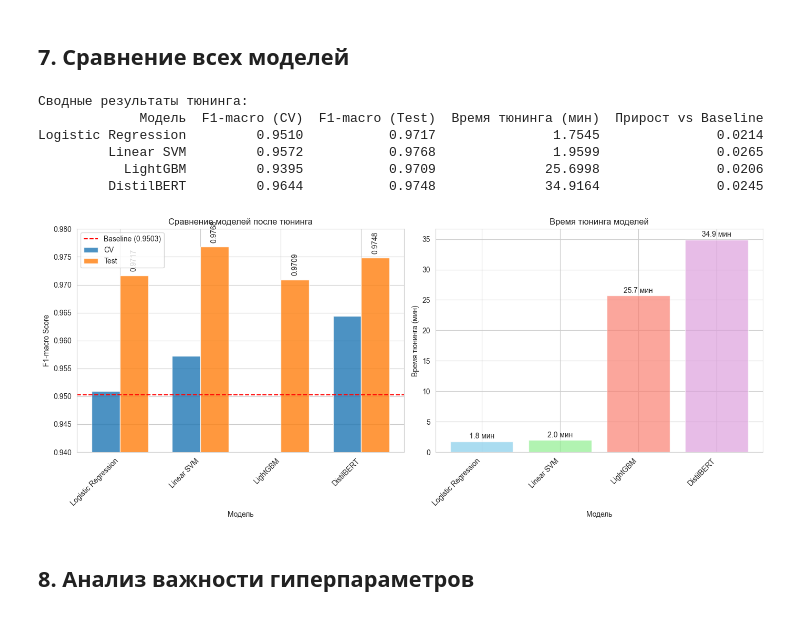
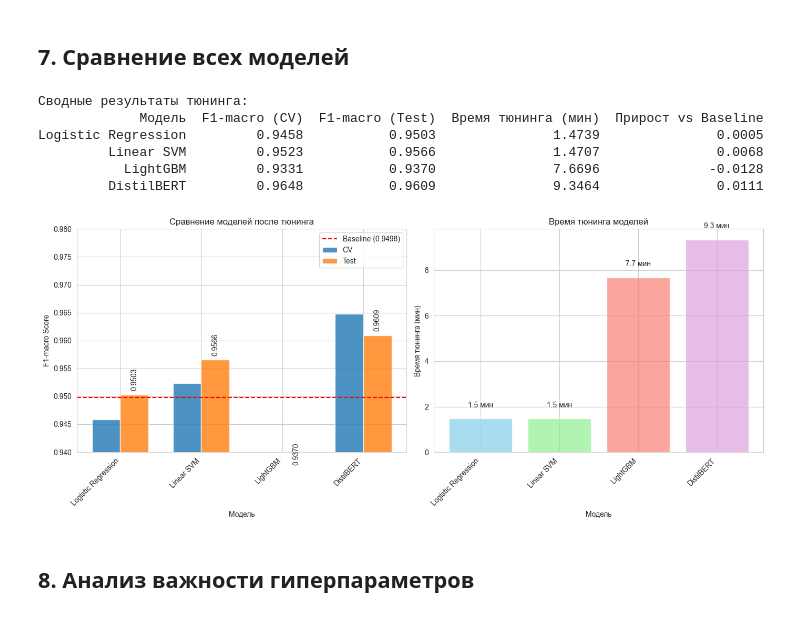
Before and after one commit to ls3j33/ecommerce-text-classification, a Jupyter notebook: notebooks/04_hyperparam_tuning.ipynb, the cells around one changed output. Drawn from its saved outputs; the diff is of its cells as text; code cells hidden in the pictures.

Commit message:
Исправление замечаний: дубликаты, лемматизация, размеры выборок

```diff
--- a/notebooks/04_hyperparam_tuning.ipynb
+++ b/notebooks/04_hyperparam_tuning.ipynb
@@ -120,0 +100,23 @@ Train: 24574, Test: 8697
+# %%
+# Сначала удаляем дубликаты и пропуски во всём датасете
+df = preprocess_data(df)
+
+print(f'Размер после предобработки: {df.shape[0]} строк')
+
+# Разбиение на train+val и test (стратифицированное)
+X_train_val, X_test, y_train_val, y_test = split_data(
+    df['description'],
+    df['category'],
+    test_size=0.2,
+    random_state=42
+)
+
+# Дальше разбиваем train+val на train и val для валидации гиперпараметров
+X_train, X_val, y_train, y_val = train_test_split(
+    X_train_val, y_train_val,
+    test_size=0.2,
+    random_state=42,
+    stratify=y_train_val
+)
+
+print(f'Train: {X_train.shape[0]}, Val: {X_val.shape[0]}, Test: {X_test.shape[0]}')
@@ -274,7 +292,7 @@ start_time = time.time()
 
 # Ручная кросс-валидация с tqdm progress bar
 n_splits = 5
-n_iter = 10
+n_iter = 3
 total_fits = n_splits * n_iter
 
 best_score = 0
@@ -790,17 +777,17 @@ results_summary = pd.DataFrame({
     ]
 })
 
-results_summary['Прирост vs Baseline'] = results_summary['F1-macro (Test)'] - 0.9503  # Baseline Linear SVM
+results_summary['Прирост vs Baseline'] = results_summary['F1-macro (Test)'] - 0.9498  # Baseline Linear SVM
 
 print('Сводные результаты тюнинга:')
 print(results_summary.round(4).to_string(index=False))
 # %% [output]
 Сводные результаты тюнинга:
              Модель  F1-macro (CV)  F1-macro (Test)  Время тюнинга (мин)  Прирост vs Baseline
-Logistic Regression         0.9510           0.9717               1.7545               0.0214
-         Linear SVM         0.9572           0.9768               1.9599               0.0265
-           LightGBM         0.9395           0.9709              25.6998               0.0206
-         DistilBERT         0.9644           0.9748              34.9164               0.0245
+Logistic Regression         0.9458           0.9503               1.4739               0.0005
+         Linear SVM         0.9523           0.9566               1.4707               0.0068
+           LightGBM         0.9331           0.9370               7.6696              -0.0128
+         DistilBERT         0.9648           0.9609               9.3464               0.0111
 # %%
 # Визуализация сравнения
 plt.figure(figsize=(14, 6))
@@ -808,35 +795,35 @@ plt.figure(figsize=(14, 6))
 plt.subplot(1, 2, 1)
 x = np.arange(len(results_summary))
 width = 0.35
 
 plt.bar(x - width/2, results_summary['F1-macro (CV)'], width, label='CV', alpha=0.8)
 plt.bar(x + width/2, results_summary['F1-macro (Test)'], width, label='Test', alpha=0.8)
-plt.axhline(0.9503, color='red', linestyle='--', label='Baseline (0.9503)')
+plt.axhline(0.9498, color='red', linestyle='--', label='Baseline (0.9498)')
 plt.xlabel('Модель')
 plt.ylabel('F1-macro Score')
 plt.title('Сравнение моделей после тюнинга')
 plt.xticks(x, results_summary['Модель'], rotation=45, ha='right')
 plt.legend()
 plt.ylim(0.94, 0.98)
 
 for i, v in enumerate(results_summary['F1-macro (Test)']):
     plt.text(i + width/2, v + 0.001, f'{v:.4f}', ha='center', rotation=90)
 
 plt.subplot(1, 2, 2)
 colors = ['skyblue', 'lightgreen', 'salmon', 'plum']
 plt.bar(results_summary['Модель'], results_summary['Время тюнинга (мин)'], color=colors, alpha=0.7)
 plt.xlabel('Модель')
 plt.ylabel('Время тюнинга (мин)')
 plt.title('Время тюнинга моделей')
 plt.xticks(rotation=45, ha='right')
 
 for i, v in enumerate(results_summary['Время тюнинга (мин)']):
     plt.text(i, v + 0.5, f'{v:.1f} мин', ha='center')
 
 plt.tight_layout()
 plt.show()
 # %% [output]
-[figure, old version]
+[figure, new version]
 # %% [markdown]
 ## 8. Анализ важности гиперпараметров
 # %%
```
Also changed, not shown: parts of 15 cells of this notebook, 15 other files.
